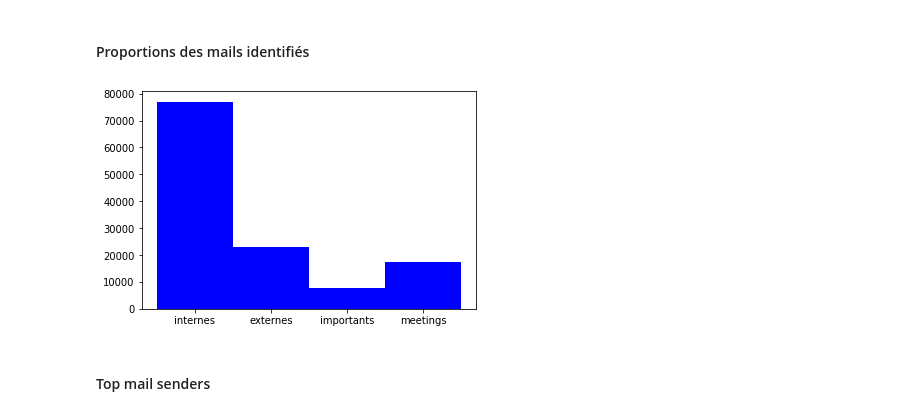
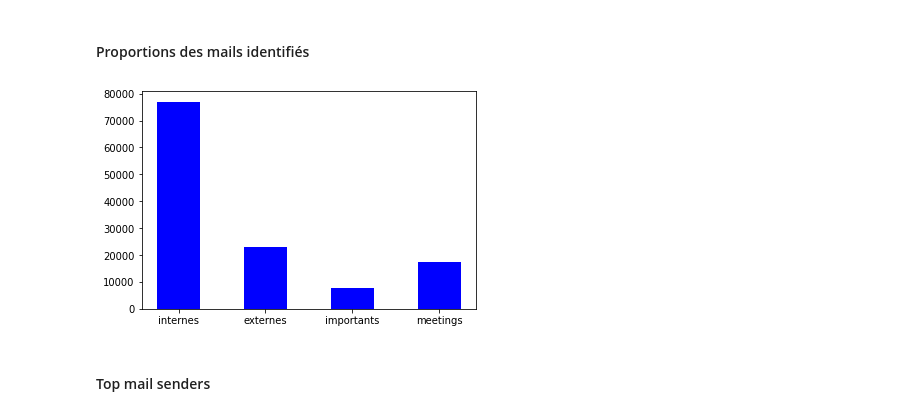
Before and after one commit to Rudy-balzano/ProjetDataScience, a Jupyter notebook: DS_project.ipynb, the cells around one changed output. Saved outputs shown, nothing was run; the diff lists cells and outputs as text; code cells hidden in the pictures.

```diff
--- a/DS_project.ipynb
+++ b/DS_project.ipynb
@@ -687,24 +687,24 @@ plt.show()
 # %%
 internes = len(dataset[dataset["To"].str.contains("@enron.com")==True])
 externes = len(dataset[dataset["To"].str.contains("@enron.com")==False])
 importants = len(dataset[dataset["Important"].str.contains("True")==True])
 meetings = len(dataset[dataset["Meetings"].str.contains("True")==True])
 
 import matplotlib.pyplot as plt
 import numpy as np
 
 fig = plt.figure()
 
 x = ["internes", "externes", "importants", "meetings"]
 height = [internes, externes, importants, meetings]
-width = 1.0
+width = 0.5
 
 plt.bar(x, height, width, color='b')
 
 plt.savefig('proportionsMailsIdentifiés.png')
 plt.show()
 # %% [output]
-[figure, old version]
+[figure, new version]
 # %% [markdown]
 #### Top mail senders
 # %%
```
